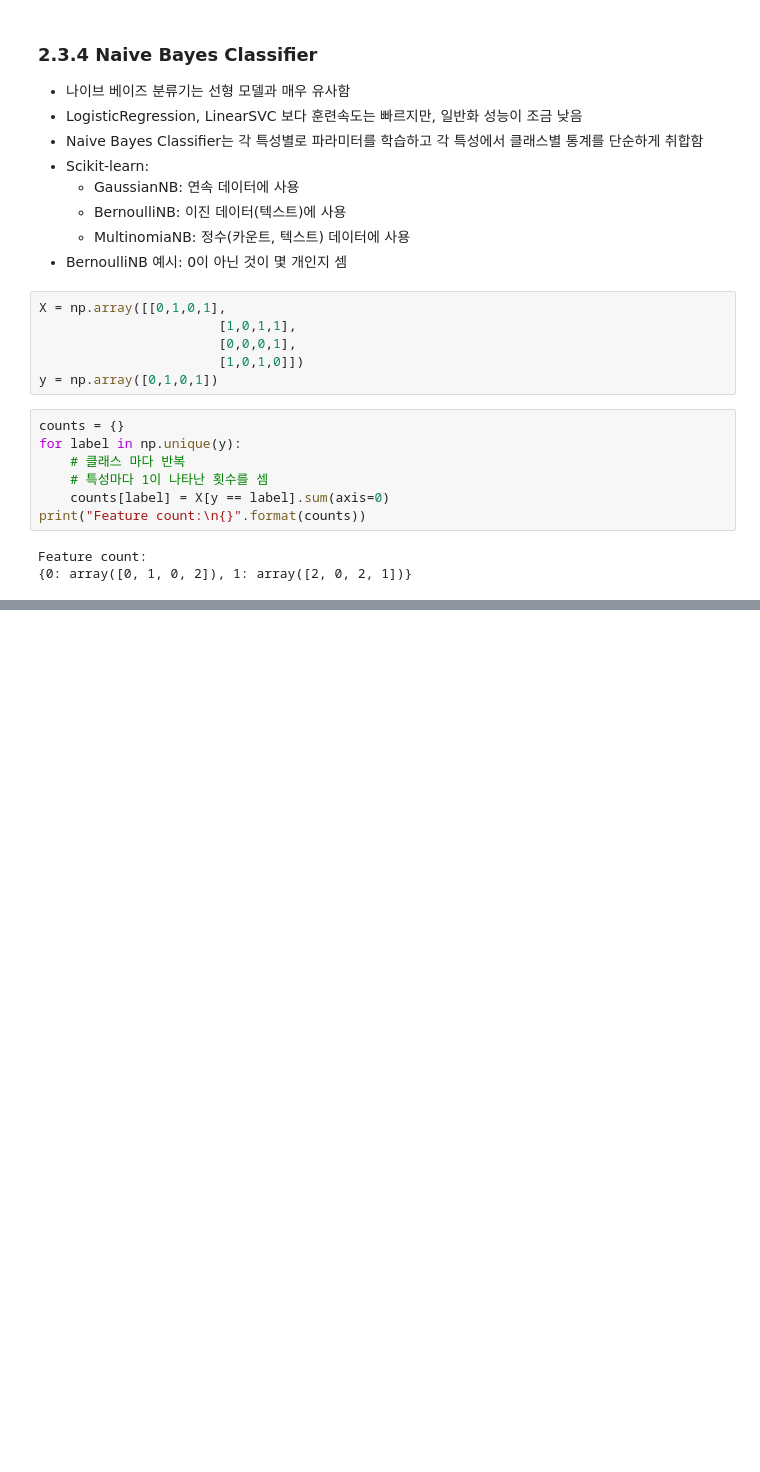
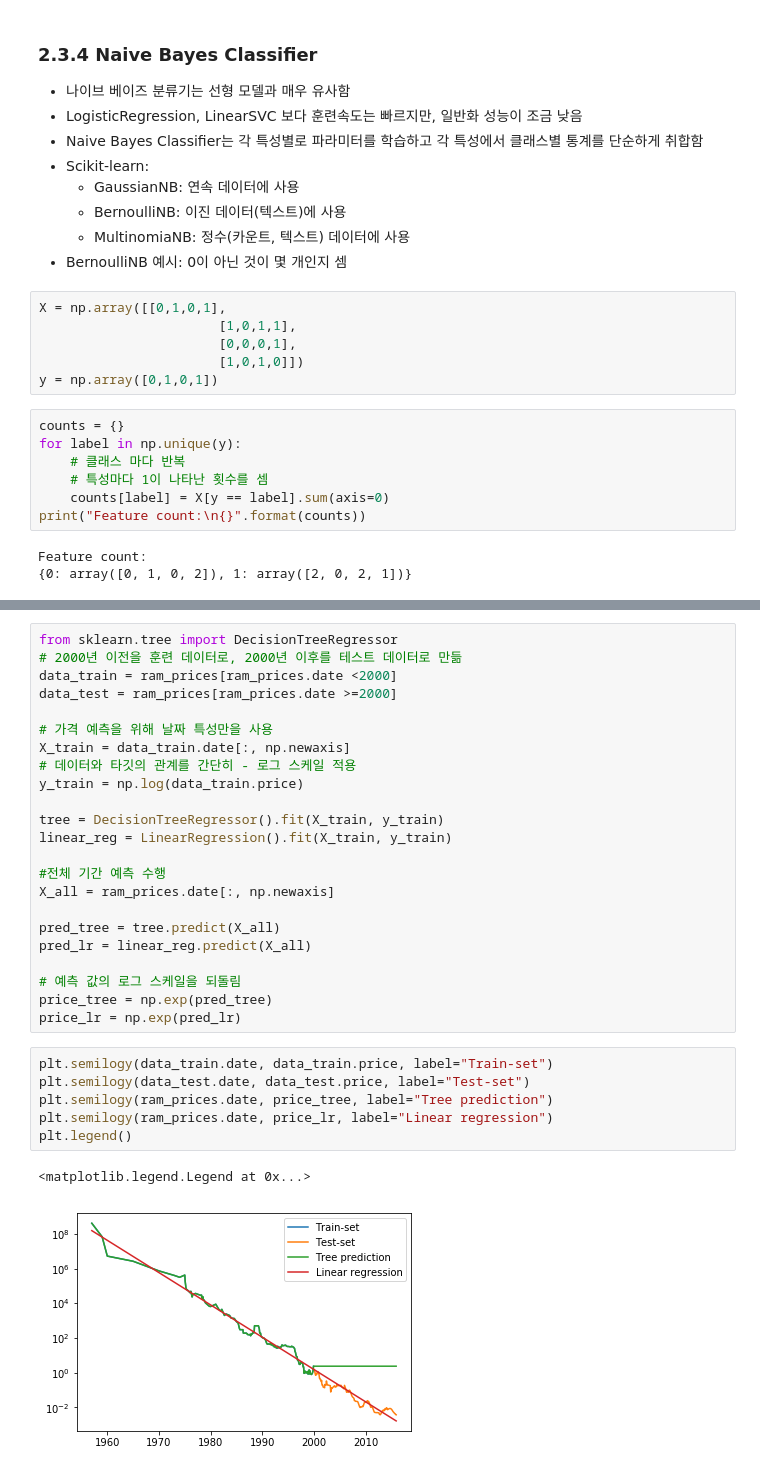
Before and after one commit to kisudsoe/Py-toolkit, a Jupyter notebook: Scikit-learn/2. Supervised learning.ipynb, the cells around one changed output, grey strips where cells are left out. Saved outputs shown, nothing was run; the diff lists cells and outputs as text; blank space fills up the shorter version.

```diff
--- a/Scikit-learn/2. Supervised learning.ipynb
+++ b/Scikit-learn/2. Supervised learning.ipynb
@@ -666,0 +771,32 @@ Feature count:
+# %%
+from sklearn.tree import DecisionTreeRegressor
+# 2000년 이전을 훈련 데이터로, 2000년 이후를 테스트 데이터로 만듦
+data_train = ram_prices[ram_prices.date <2000]
+data_test = ram_prices[ram_prices.date >=2000]
+
+# 가격 예측을 위해 날짜 특성만을 사용
+X_train = data_train.date[:, np.newaxis]
+# 데이터와 타깃의 관계를 간단히 - 로그 스케일 적용
+y_train = np.log(data_train.price)
+
+tree = DecisionTreeRegressor().fit(X_train, y_train)
+linear_reg = LinearRegression().fit(X_train, y_train)
+
+#전체 기간 예측 수행
+X_all = ram_prices.date[:, np.newaxis]
+
+pred_tree = tree.predict(X_all)
+pred_lr = linear_reg.predict(X_all)
+
+# 예측 값의 로그 스케일을 되돌림
+price_tree = np.exp(pred_tree)
+price_lr = np.exp(pred_lr)
+# %%
+plt.semilogy(data_train.date, data_train.price, label="Train-set")
+plt.semilogy(data_test.date, data_test.price, label="Test-set")
+plt.semilogy(ram_prices.date, price_tree, label="Tree prediction")
+plt.semilogy(ram_prices.date, price_lr, label="Linear regression")
+plt.legend()
+# %% [output]
+<matplotlib.legend.Legend at 0x...>
+[figure, added]
```
Also changed, not shown: parts of 27 cells of this notebook, 3 other files.
